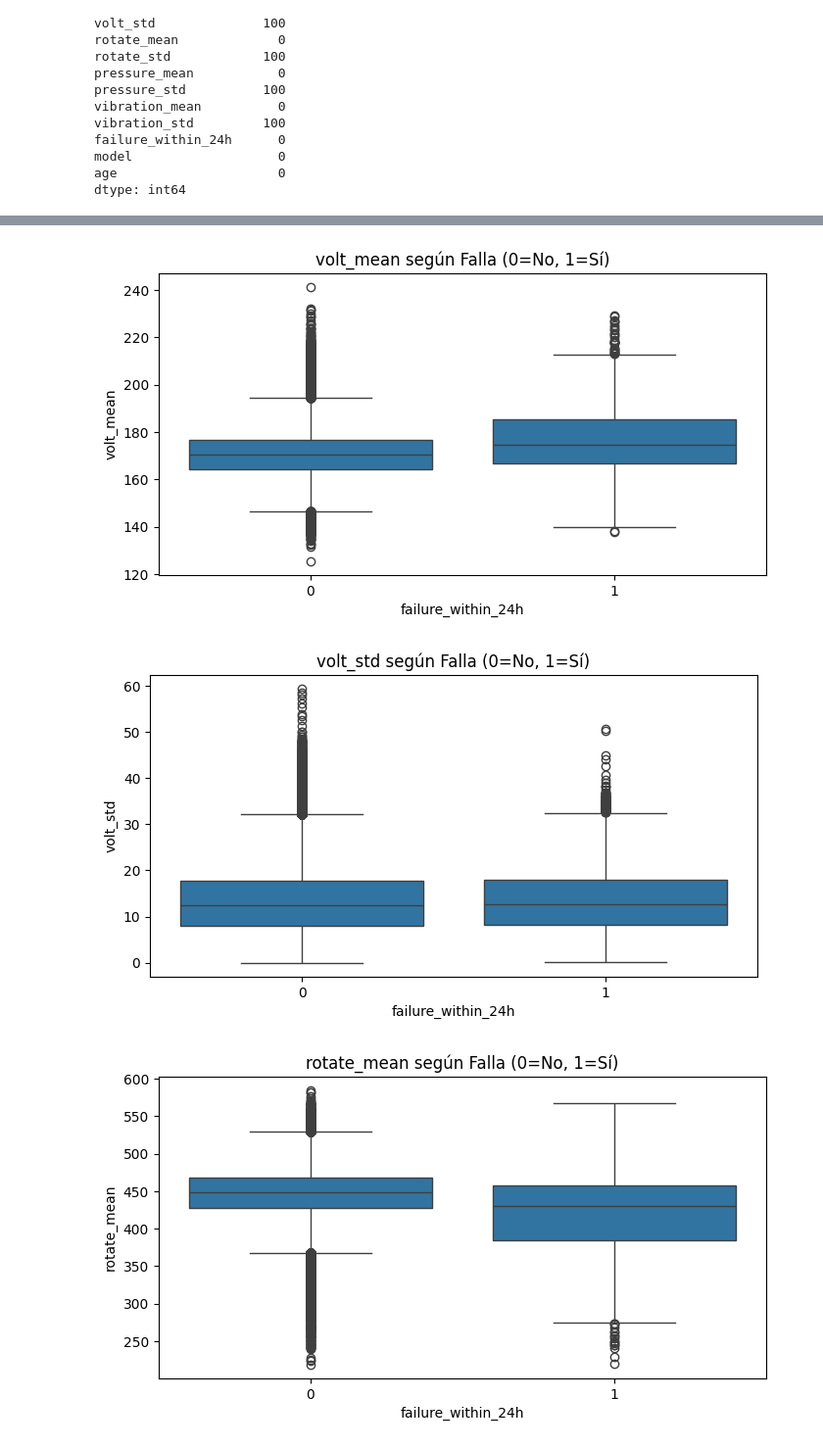
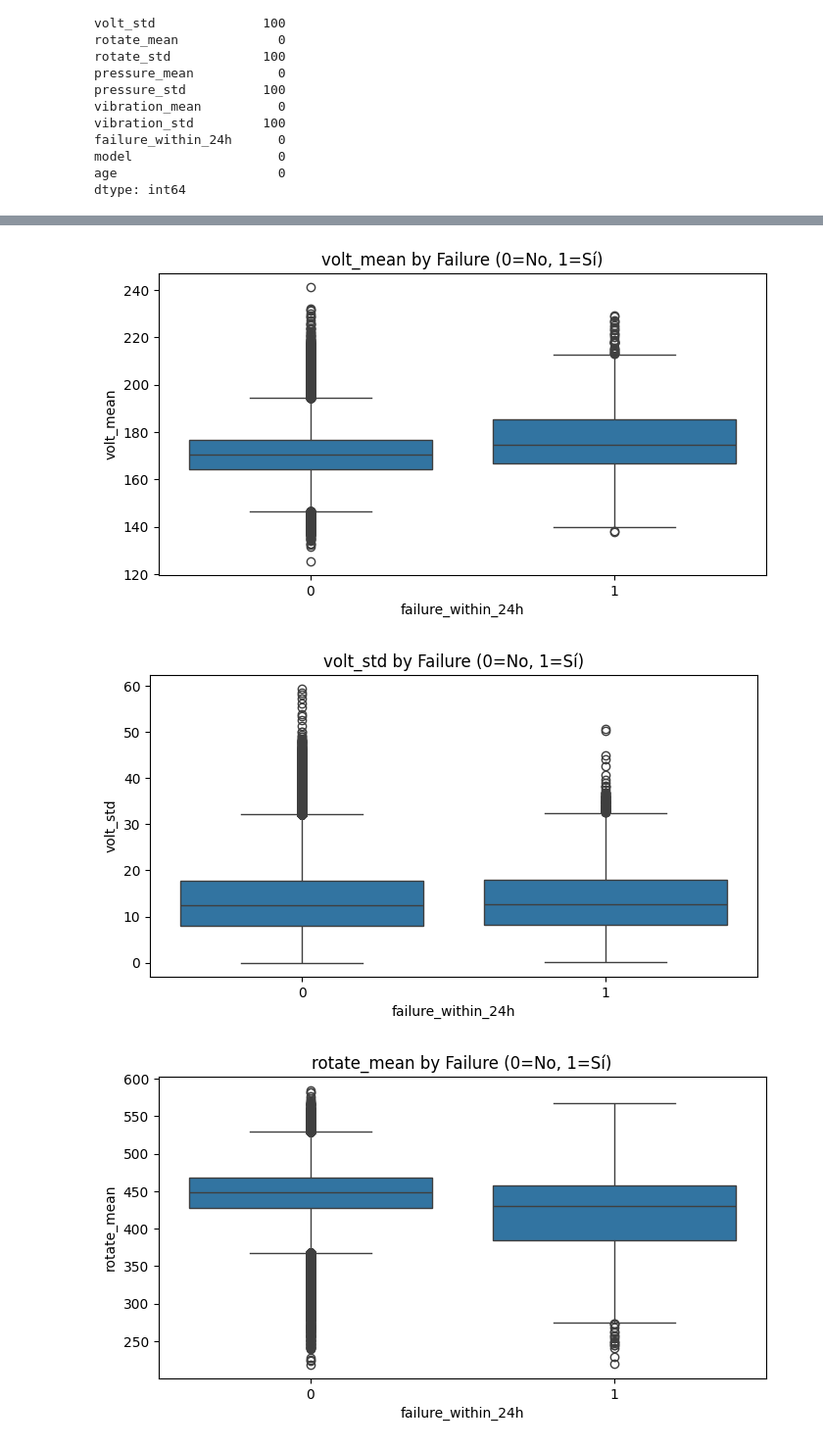
Before and after one commit to Raulizz/ML_Proyect, a Jupyter notebook: notebooks/eda.ipynb, the cells around one changed output, grey strips where cells are left out. Shown: that part at 98% size. Drawn from its saved outputs; the diff is of its cells as text; code cells hidden in the pictures.

```diff
--- a/notebooks/eda.ipynb
+++ b/notebooks/eda.ipynb
@@ -84,10 +84,10 @@ plt.show()
 # %%
 for col in numeric_cols.columns:
     plt.figure(figsize=(8, 4))
     sns.boxplot(data=df, x="failure_within_24h", y=col)
-    plt.title(f"{col} según Falla (0=No, 1=Sí)")
+    plt.title(f"{col} by Failure (0=No, 1=Sí)")
     plt.show()
 # %% [output]
-[figure, old version]
+[figure, new version]
-[figure, old version]
+[figure, new version]
-[figure, old version]
+[figure, new version]
```
Also changed, not shown: parts of 13 cells of this notebook, 16 other files.
